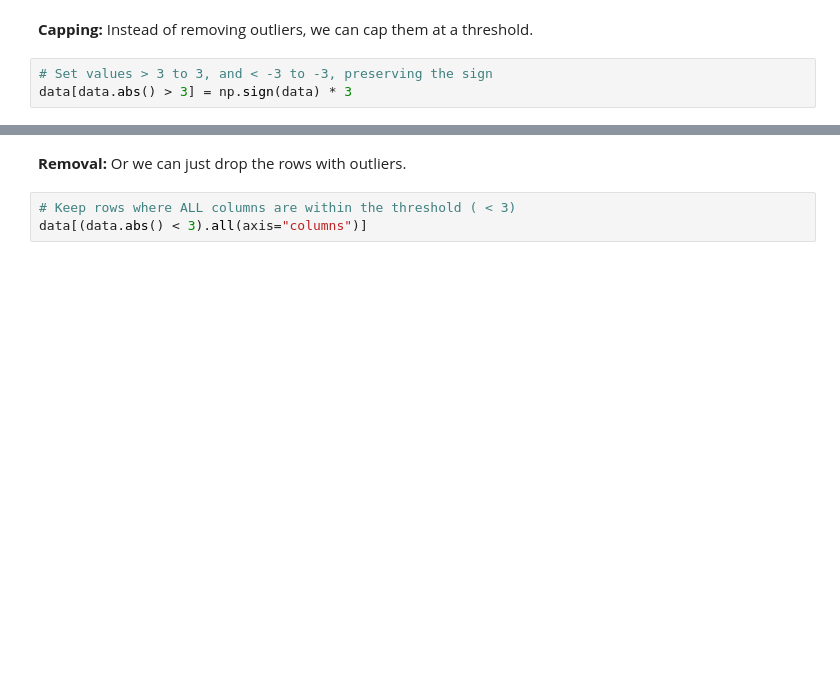
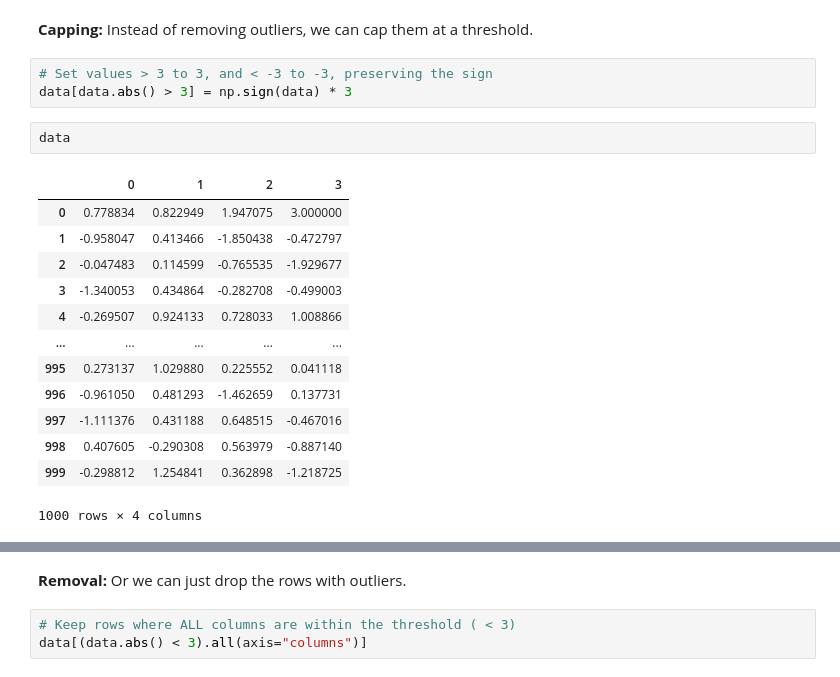
Before and after one commit to duncankllee/6m-data-1.8-eda-basic, a Jupyter notebook: notebooks/eda_basic.ipynb, the cells around one changed output, grey strips where cells are left out. Saved outputs shown, nothing was run; the diff lists cells and outputs as text; blank space fills up the shorter version.

```diff
--- a/notebooks/eda_basic.ipynb
+++ b/notebooks/eda_basic.ipynb
@@ -496,5 +803,21 @@ data[(data.abs() > 3).any(axis="columns")]
 # %%
 # Set values > 3 to 3, and < -3 to -3, preserving the sign
 data[data.abs() > 3] = np.sign(data) * 3
+# %%
+data
+# %% [output]
+|  | 0 | 1 | 2 | 3 |
+| 0 | 0.778834 | 0.822949 | 1.947075 | 3.000000 |
+| 1 | -0.958047 | 0.413466 | -1.850438 | -0.472797 |
+| 2 | -0.047483 | 0.114599 | -0.765535 | -1.929677 |
+| 3 | -1.340053 | 0.434864 | -0.282708 | -0.499003 |
+| 4 | -0.269507 | 0.924133 | 0.728033 | 1.008866 |
+| ... | ... | ... | ... | ... |
+| 995 | 0.273137 | 1.029880 | 0.225552 | 0.041118 |
+| 996 | -0.961050 | 0.481293 | -1.462659 | 0.137731 |
+| 997 | -1.111376 | 0.431188 | 0.648515 | -0.467016 |
+| 998 | 0.407605 | -0.290308 | 0.563979 | -0.887140 |
+| 999 | -0.298812 | 1.254841 | 0.362898 | -1.218725 |
+1000 rows × 4 columns
 # %%
 data.describe()
```
Also changed, not shown: parts of 49 cells of this notebook.
